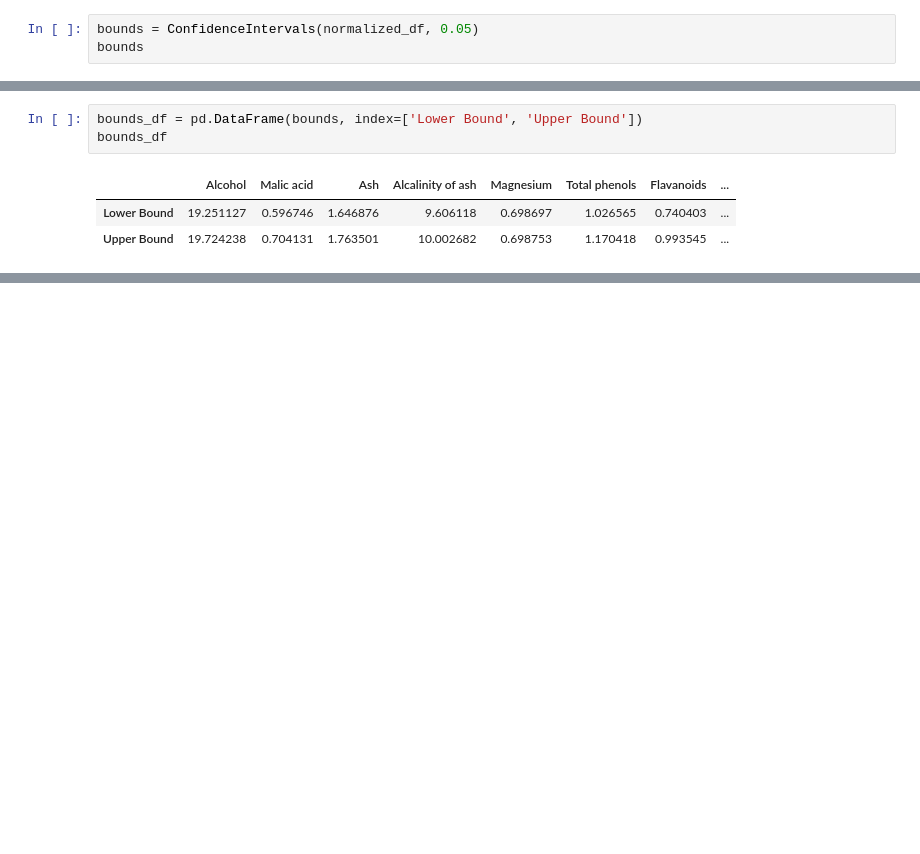
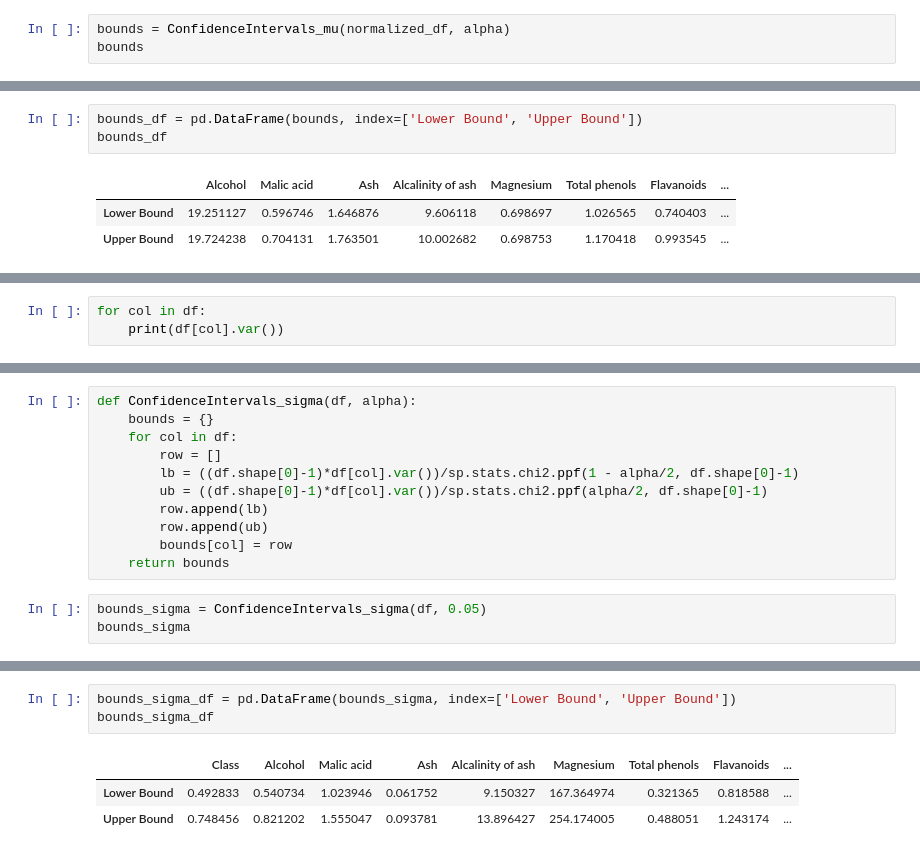
Before and after one commit to vidyasager162/MDSC-102, a Jupyter notebook: 23914-MDSC-102-Assignment-VII.ipynb, the cells around one changed output, grey strips where cells are left out. Saved outputs shown, nothing was run; the diff lists cells and outputs as text; blank space fills up the shorter version.

```diff
--- a/23914-MDSC-102-Assignment-VII.ipynb
+++ b/23914-MDSC-102-Assignment-VII.ipynb
@@ -163,7 +163,7 @@ def ConfidenceIntervals(df, alpha):
         bounds[col] = row
     return bounds
 # %%
-bounds = ConfidenceIntervals(normalized_df, 0.05)
+bounds = ConfidenceIntervals_mu(normalized_df, alpha)
 bounds
 # %% [output]
 {'Alcohol': [19.25112651441072, 19.72423836839198],
@@ -188,0 +191,3 @@ bounds_df
+# %%
+for col in df:
+    print(df[col].var())
@@ -188,0 +209,14 @@ bounds_df
+# %%
+def ConfidenceIntervals_sigma(df, alpha):
+    bounds = {}
+    for col in df:
+        row = []
+        lb = ((df.shape[0]-1)*df[col].var())/sp.stats.chi2.ppf(1 - alpha/2, df.shape[0]-1)
+        ub = ((df.shape[0]-1)*df[col].var())/sp.stats.chi2.ppf(alpha/2, df.shape[0]-1)
+        row.append(lb)
+        row.append(ub)
+        bounds[col] = row
+    return bounds
+# %%
+bounds_sigma = ConfidenceIntervals_sigma(df, 0.05)
+bounds_sigma
@@ -188,0 +238,7 @@ bounds_df
+# %%
+bounds_sigma_df = pd.DataFrame(bounds_sigma, index=['Lower Bound', 'Upper Bound'])
+bounds_sigma_df
+# %% [output]
+|  | Class | Alcohol | Malic acid | Ash | Alcalinity of ash | Magnesium | Total phenols | Flavanoids | ... |
+| Lower Bound | 0.492833 | 0.540734 | 1.023946 | 0.061752 | 9.150327 | 167.364974 | 0.321365 | 0.818588 | ... |
+| Upper Bound | 0.748456 | 0.821202 | 1.555047 | 0.093781 | 13.896427 | 254.174005 | 0.488051 | 1.243174 | ... |
```
Also changed, not shown: parts of 4 cells of this notebook, 1 other file.
